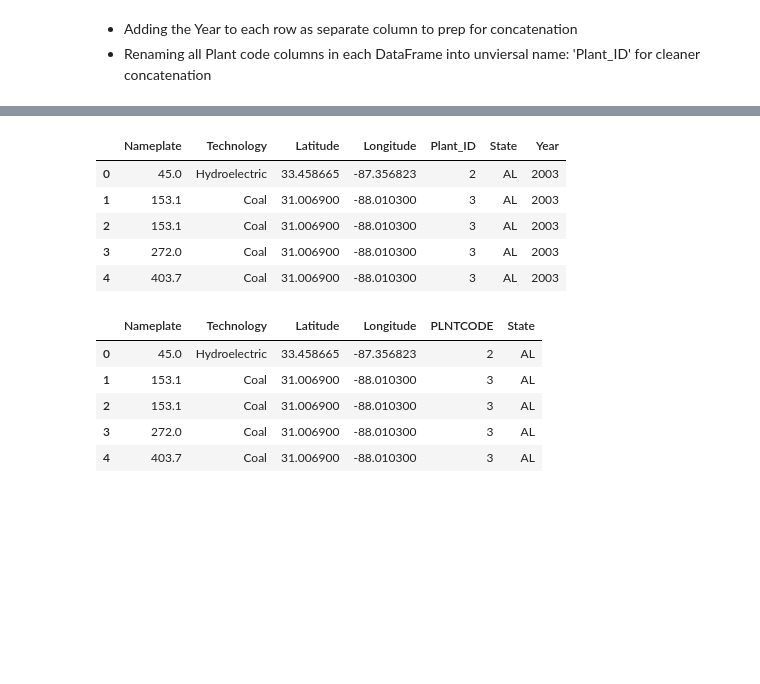
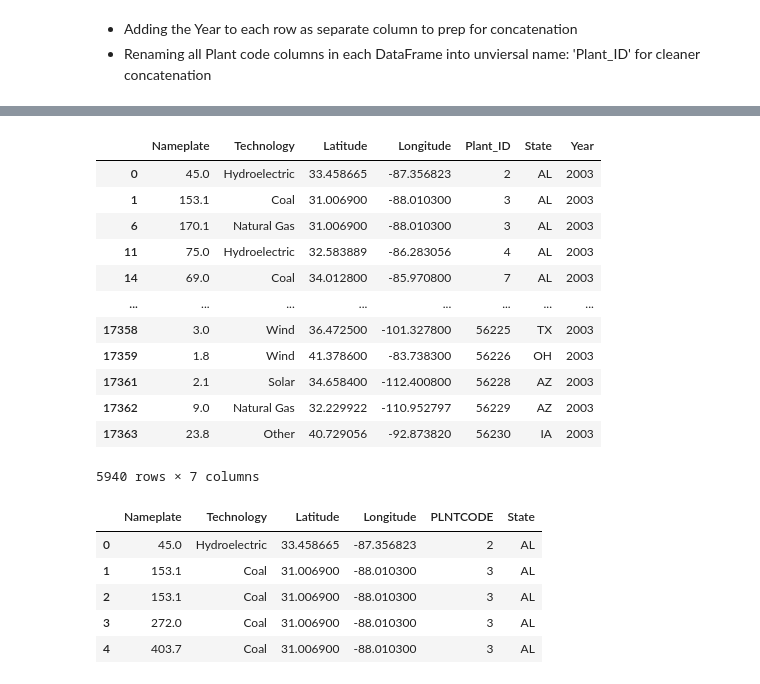
Before and after one commit to raj-cmyk/The-Coalition, a Jupyter notebook: jsonify.ipynb, the cells around one changed output, grey strips where cells are left out. Saved outputs shown, nothing was run; the diff lists cells and outputs as text; code cells hidden in the pictures; blank space fills up the shorter version.

```diff
--- a/jsonify.ipynb
+++ b/jsonify.ipynb
@@ -71,17 +110,26 @@ y2003_df.head()
 # %%
 y2003_df.rename(columns={'PLNTCODE': 'Plant_ID'}, inplace=True)
 
 for row in y2003_df:
     y2003_df["Year"] = 2003
 
-y2003_df.head()
+y2003_df.drop_duplicates(subset=['Plant_ID', 'Technology'], inplace=True)
+
+y2003_df
 # %% [output]
 |  | Nameplate | Technology | Latitude | Longitude | Plant_ID | State | Year |
 | 0 | 45.0 | Hydroelectric | 33.458665 | -87.356823 | 2 | AL | 2003 |
 | 1 | 153.1 | Coal | 31.006900 | -88.010300 | 3 | AL | 2003 |
-| 2 | 153.1 | Coal | 31.006900 | -88.010300 | 3 | AL | 2003 |
-| 3 | 272.0 | Coal | 31.006900 | -88.010300 | 3 | AL | 2003 |
-| 4 | 403.7 | Coal | 31.006900 | -88.010300 | 3 | AL | 2003 |
+| 6 | 170.1 | Natural Gas | 31.006900 | -88.010300 | 3 | AL | 2003 |
+| 11 | 75.0 | Hydroelectric | 32.583889 | -86.283056 | 4 | AL | 2003 |
+| 14 | 69.0 | Coal | 34.012800 | -85.970800 | 7 | AL | 2003 |
+| ... | ... | ... | ... | ... | ... | ... | ... |
+| 17358 | 3.0 | Wind | 36.472500 | -101.327800 | 56225 | TX | 2003 |
+| 17359 | 1.8 | Wind | 41.378600 | -83.738300 | 56226 | OH | 2003 |
+| 17361 | 2.1 | Solar | 34.658400 | -112.400800 | 56228 | AZ | 2003 |
+| 17362 | 9.0 | Natural Gas | 32.229922 | -110.952797 | 56229 | AZ | 2003 |
+| 17363 | 23.8 | Other | 40.729056 | -92.873820 | 56230 | IA | 2003 |
+5940 rows × 7 columns
 # %%
 y2004 = "Resource/y2004.csv"
 y2004_df = pd.read_csv(y2004)
```
Also changed, not shown: parts of 90 cells of this notebook, 18 other files.
